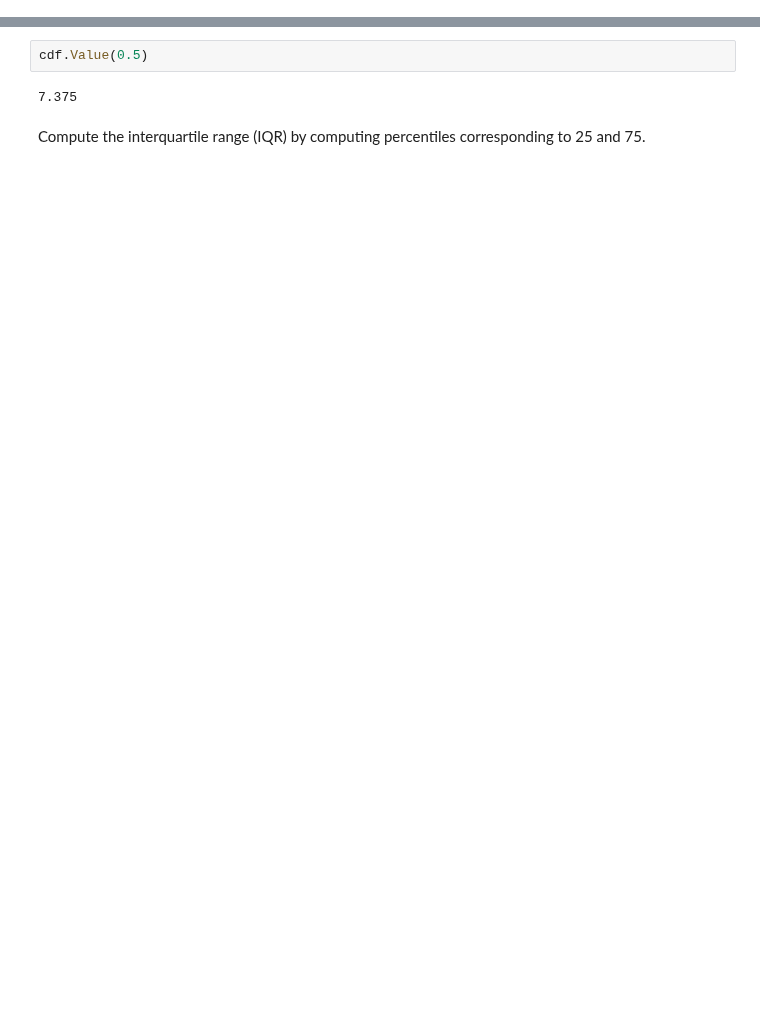
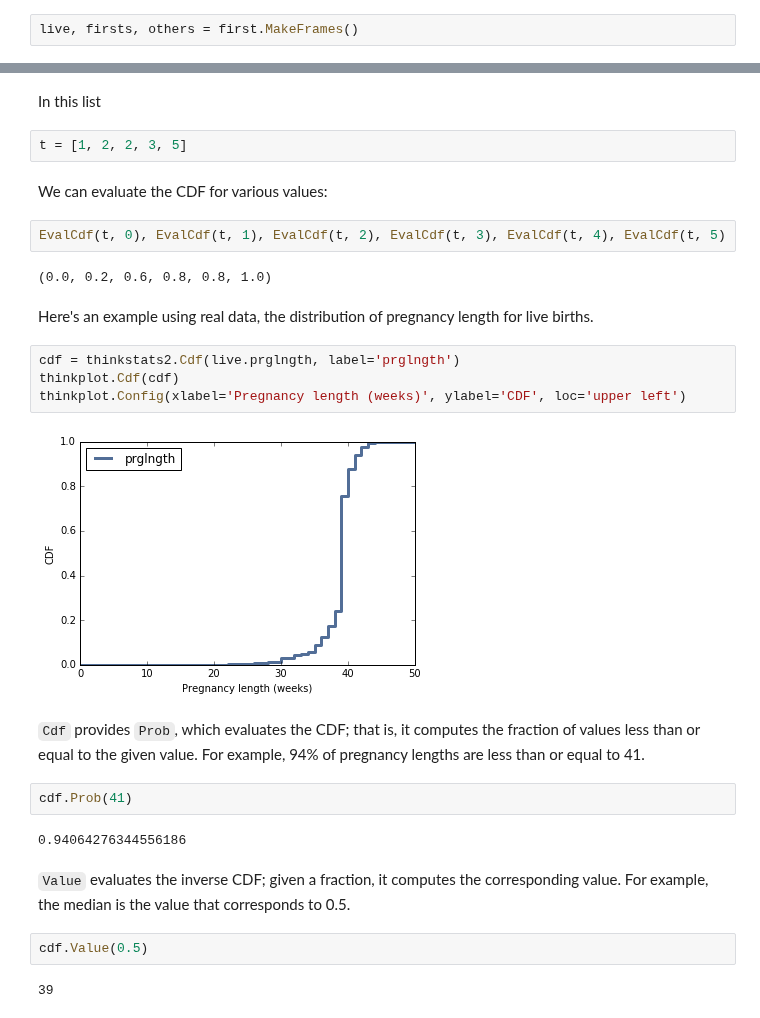
Before and after one commit to AllenDowney/ThinkStats2, a Jupyter notebook: code/chap04soln.ipynb, the cells around one changed output, grey strips where cells are left out. Saved outputs shown, nothing was run; the diff lists cells and outputs as text; blank space fills up the shorter version.

```diff
--- a/code/chap04soln.ipynb
+++ b/code/chap04soln.ipynb
@@ -47,0 +24,2 @@ Compute the median birth weight by looking up the value associated with p=0.5.
+# %%
+live, firsts, others = first.MakeFrames()
@@ -48,6 +113,30 @@ Compute the median birth weight by looking up the value associated with p=0.5.
+# %% [markdown]
+In this list
+# %%
+t = [1, 2, 2, 3, 5]
+# %% [markdown]
+We can evaluate the CDF for various values:
+# %%
+EvalCdf(t, 0), EvalCdf(t, 1), EvalCdf(t, 2), EvalCdf(t, 3), EvalCdf(t, 4), EvalCdf(t, 5)
+# %% [output]
+(0.0, 0.2, 0.6, 0.8, 0.8, 1.0)
+# %% [markdown]
+Here's an example using real data, the distribution of pregnancy length for live births.
+# %%
+cdf = thinkstats2.Cdf(live.prglngth, label='prglngth')
+thinkplot.Cdf(cdf)
+thinkplot.Config(xlabel='Pregnancy length (weeks)', ylabel='CDF', loc='upper left')
+# %% [output]
+[figure, added]
+# %% [markdown]
+`Cdf` provides `Prob`, which evaluates the CDF; that is, it computes the fraction of values less than or equal to the given value.  For example, 94% of pregnancy lengths are less than or equal to 41.
+# %%
+cdf.Prob(41)
+# %% [output]
+0.94064276344556186
+# %% [markdown]
+`Value` evaluates the inverse CDF; given a fraction, it computes the corresponding value.  For example, the median is the value that corresponds to 0.5.
 # %%
 cdf.Value(0.5)
 # %% [output]
-7.375
+39
-# %% [markdown]
-Compute the interquartile range (IQR) by computing percentiles corresponding to 25 and 75.
```
Also changed, not shown: parts of 74 cells of this notebook, 3 other files.
